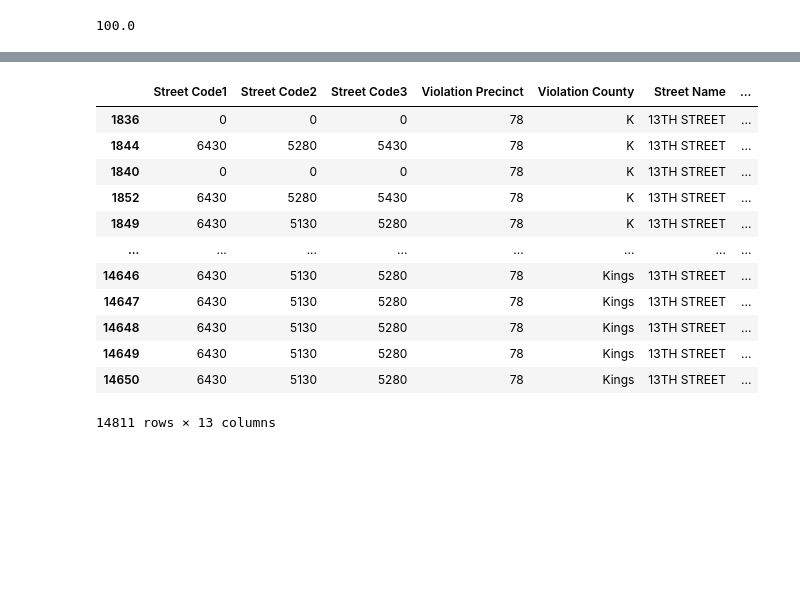
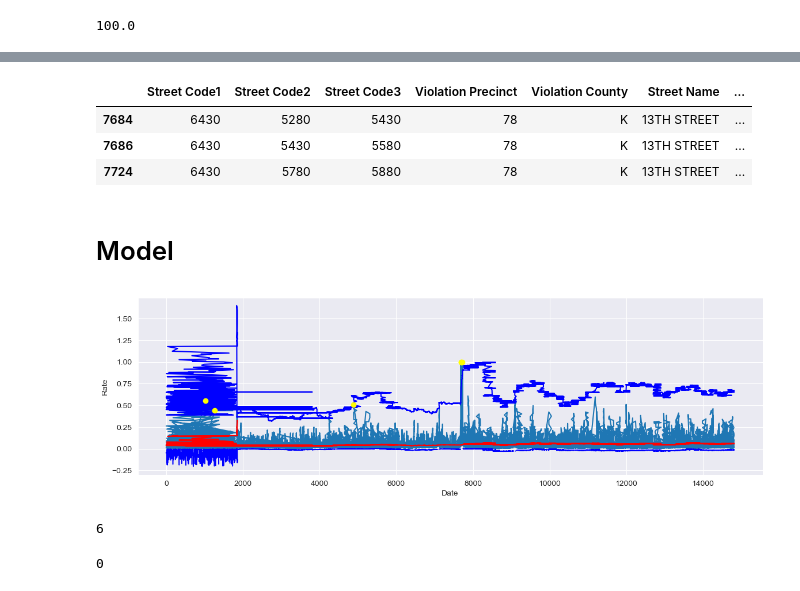
Before and after one commit to yasinsametkaraca/parking-violation-predictions, a Jupyter notebook: parking_violation_predict_for_one_street.ipynb, the cells around one changed output, grey strips where cells are left out. Cells and saved outputs as stored; diff of their text form; code cells hidden in the pictures; blank space fills up the shorter version.

Commit message:
feat: data science one street

```diff
--- a/parking_violation_predict_for_one_street.ipynb
+++ b/parking_violation_predict_for_one_street.ipynb
@@ -260,7 +269,7 @@ import pandas as pd
 
 def calculate_location_violation_rate(df, location, precinct, start_time, end_time):
 
-    one_week_before = start_time - pd.DateOffset(weeks=1)
+    one_week_before = start_time - pd.DateOffset(days=5)
 
     filtered_df = len(df[(df['Street Name'] == location) & (df['Violation Precinct'] == precinct) & (df['Violation Datetime'] >= start_time) & (df['Violation Datetime'] <= end_time)])
     print("filtered_df:", filtered_df)
@@ -277,7 +286,7 @@ def calculate_location_violation_rate(df, location, precinct, start_time, end_ti
 location = '13TH STREET'
 location_precinct = 78
 violation_datetime = pd.to_datetime('2016-07-11 08:49:00')
-estimating_time = pd.to_datetime('2016-07-11 09:59:00')
+estimating_time = pd.to_datetime('2016-07-11 10:59:00')
 
 rate = calculate_location_violation_rate(df_1, location, location_precinct, violation_datetime, estimating_time)
 print(f'Location Violation Rate for {location} between {violation_datetime} and {estimating_time}: {rate:.2f}%')
@@ -342,0 +336,3 @@ df_1
+# %%
+df_1 = df_1.iloc[8:]
+df_1
@@ -377,16 +387,48 @@ Name: Violation Rate (Scaled), Length: 14811, dtype: float64
-# %%
-df_1
-# %% [output]
-|  | Street Code1 | Street Code2 | Street Code3 | Violation Precinct | Violation County | Street Name | ... |
-| 1836 | 0 | 0 | 0 | 78 | K | 13TH STREET | ... |
-| 1844 | 6430 | 5280 | 5430 | 78 | K | 13TH STREET | ... |
-| 1840 | 0 | 0 | 0 | 78 | K | 13TH STREET | ... |
-| 1852 | 6430 | 5280 | 5430 | 78 | K | 13TH STREET | ... |
-| 1849 | 6430 | 5130 | 5280 | 78 | K | 13TH STREET | ... |
-| ... | ... | ... | ... | ... | ... | ... | ... |
-| 14646 | 6430 | 5130 | 5280 | 78 | Kings | 13TH STREET | ... |
-| 14647 | 6430 | 5130 | 5280 | 78 | Kings | 13TH STREET | ... |
-| 14648 | 6430 | 5130 | 5280 | 78 | Kings | 13TH STREET | ... |
-| 14649 | 6430 | 5130 | 5280 | 78 | Kings | 13TH STREET | ... |
-| 14650 | 6430 | 5130 | 5280 | 78 | Kings | 13TH STREET | ... |
-14811 rows × 13 columns
+# %%
+df_1[df_1['Violation Rate (Scaled)'] == df_1['Violation Rate (Scaled)'].max()]
+# %% [output]
+|  | Street Code1 | Street Code2 | Street Code3 | Violation Precinct | Violation County | Street Name | ... |
+| 7684 | 6430 | 5280 | 5430 | 78 | K | 13TH STREET | ... |
+| 7686 | 6430 | 5430 | 5580 | 78 | K | 13TH STREET | ... |
+| 7724 | 6430 | 5780 | 5880 | 78 | K | 13TH STREET | ... |
+# %% [markdown]
+# Model
+# %%
+df_street = df_1[['Violation Datetime', 'Violation Rate (Scaled)']]
+# %%
+def plot_outlier_detection(j, idx, rmeans, upper, lower):
+    plt.figure(figsize=(14, 4))
+    plt.plot(j)
+    plt.plot(upper, color = 'blue')
+    plt.plot(lower, color = 'blue')
+    plt.plot(rmeans, color = 'red')
+    plt.xlabel("Date")
+    plt.ylabel("Rate")
+    plt.scatter(j.index[idx], j[idx], color = 'yellow', zorder=10)
+    plt.show()
+# %%
+def outlier_detection_kurtosis(j, std_param=3, window_length=720):
+    rmeans = j.rolling(window_length, min_periods=1).median()
+    rstd = j.rolling(window_length, min_periods=1).std()
+    rstd_lower = j[j.values < rmeans.values].rolling(window_length, min_periods=1).std()
+
+    kurtosis_value = j.kurt()
+
+    upper = rmeans + std_param * rstd * np.exp(0.08 * kurtosis_value)
+    lower = rmeans - (4.95 * rstd_lower)
+    idx1 = (j.values > upper.values)
+    idx2 = (j.values < lower.values)
+
+    idx = idx1 | idx2
+
+    return j, idx, rmeans, upper, lower
+
+j, idx, rmeans, upper, lower = outlier_detection_kurtosis(df_street['Violation Rate (Scaled)'])
+plot_outlier_detection(j, idx, rmeans, upper, lower)
+j[idx] = np.nan
+# %% [output]
+[figure, added]
+# %%
+df_street['Violation Rate (Scaled)'].isnull().sum()
+# %% [output]
+6
@@ -392,0 +437,4 @@ df_1
+# %%
+df_street['Violation Rate (Scaled)'].isnull().sum()
+# %% [output]
+0
```
Also changed, not shown: parts of 23 cells of this notebook.
